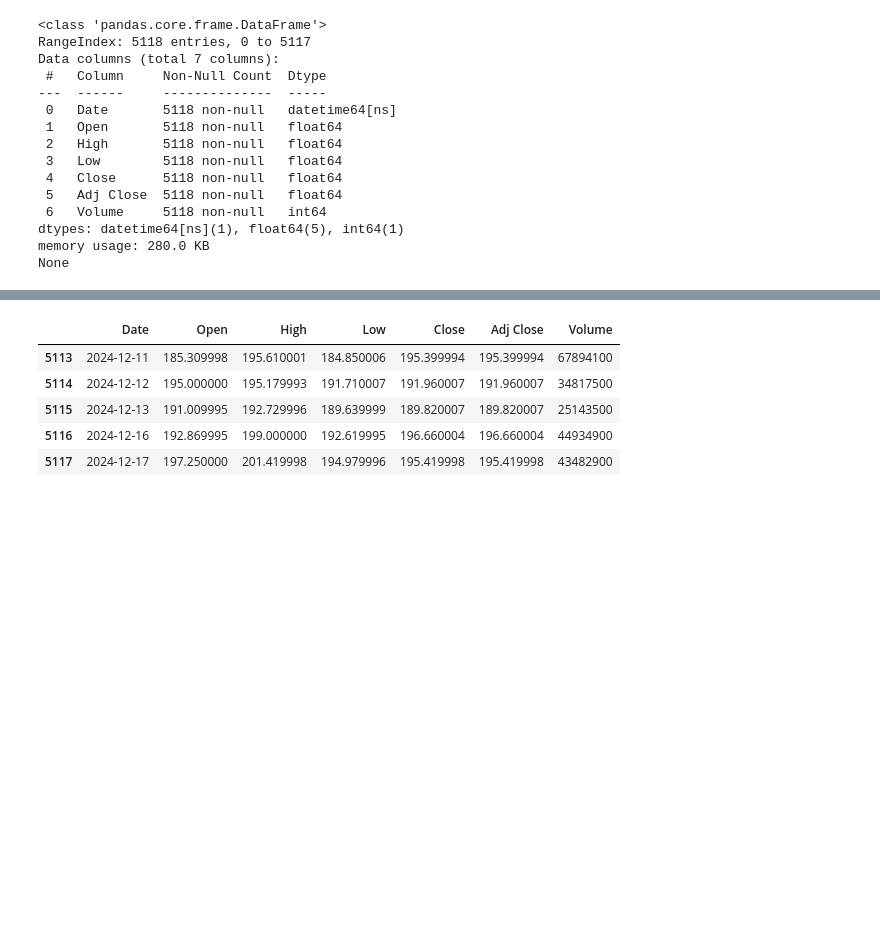
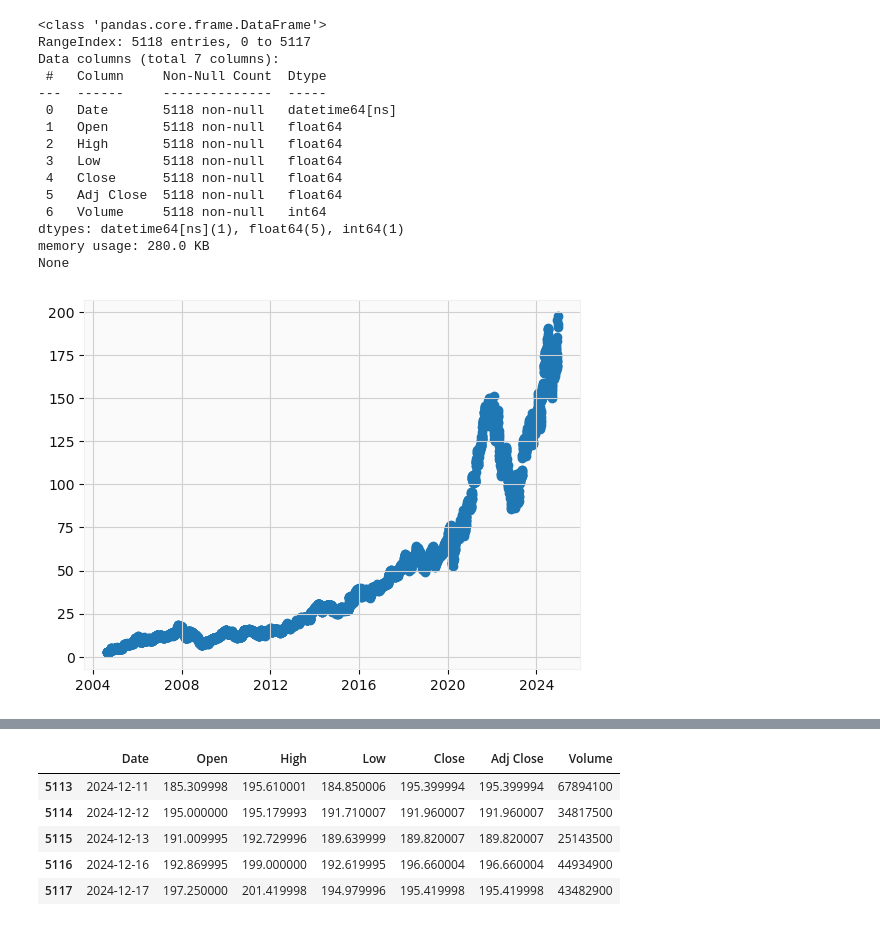
Before and after one commit to jisoawe/ltsm_google_stock, a Jupyter notebook: Google_Stock_LSTM.ipynb, the cells around one changed output, grey strips where cells are left out. Saved outputs shown, nothing was run; the diff lists cells and outputs as text; code cells hidden in the pictures; blank space fills up the shorter version.

```diff
--- a/Google_Stock_LSTM.ipynb
+++ b/Google_Stock_LSTM.ipynb
@@ -39,3 +41,8 @@ Data columns (total 7 columns):
 dtypes: datetime64[ns](1), float64(5), int64(1)
 memory usage: 280.0 KB
 None
+# %%
+plt.scatter(df['Date'], df['Open'])
+plt.show()
+# %% [output]
+[figure, added]
```
Also changed, not shown: parts of 6 cells of this notebook.
